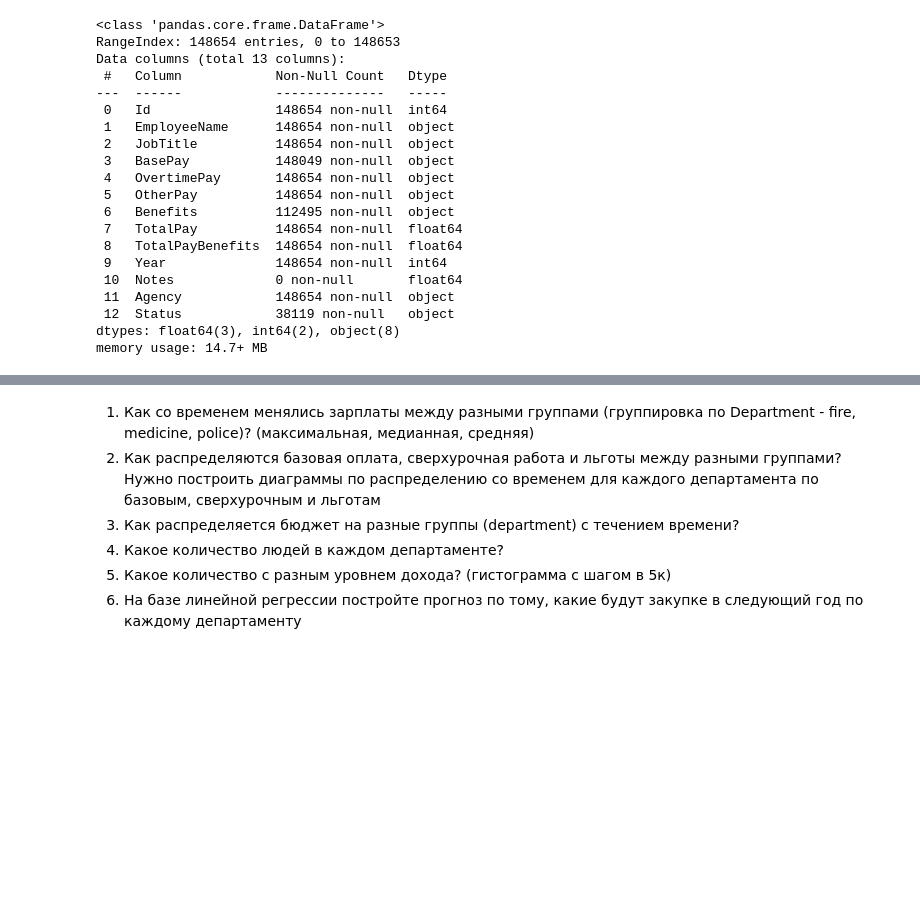
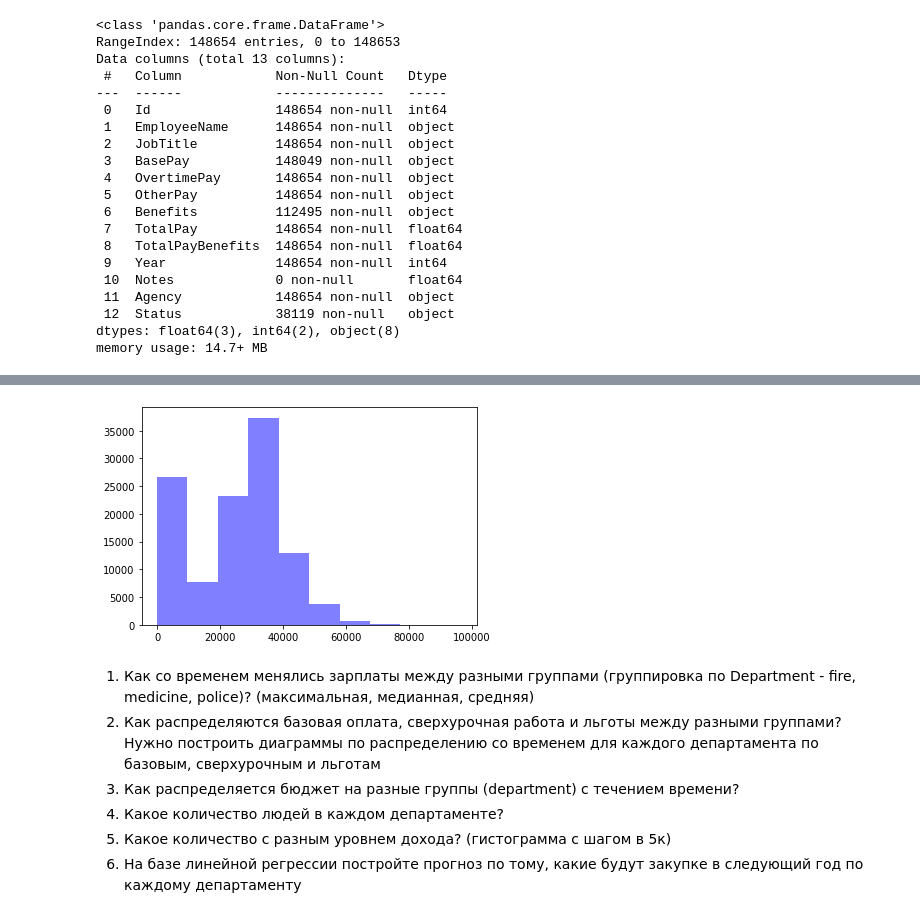
Before and after one commit to savitskaya-om/python, a Jupyter notebook: project/PROJECT.ipynb, the cells around one changed output, grey strips where cells are left out. Drawn from its saved outputs; the diff is of its cells as text; code cells hidden in the pictures; blank space fills up the shorter version.

```diff
--- a/project/PROJECT.ipynb
+++ b/project/PROJECT.ipynb
@@ -57,0 +78,10 @@ sal.describe(include='all')
+# %%
+# convert numeric columns to float, text column to string instead of object.
+sal[['BasePay', 'OvertimePay', 'OtherPay', 'Benefits']] = sal[['BasePay', 'OvertimePay', 'OtherPay', 'Benefits']].apply(pd.to_numeric, errors='coerce')
+sal[['EmployeeName', 'JobTitle']] = sal[['EmployeeName', 'JobTitle']].astype('string', errors='ignore')
+
+# convert year column to datetime type
+sal['Year'] = pd.to_datetime(sal.Year, format='%Y')
+
+# drop ['Notes', 'Status'] columns as there are many missing values and column 'Agency' as it is not informative (contains just one unique value)
+sal.drop(columns = ['Notes','Status', 'Agency'], inplace=True)
@@ -58,3 +116,11 @@ sal.describe(include='all')
+# %%
+# fill missing values in columns ['BasePay', 'OvertimePay', 'OtherPay'] with their respective column means
+sal[['BasePay', 'OvertimePay', 'OtherPay']] = sal[['BasePay', 'OvertimePay', 'OtherPay']].fillna(sal[['BasePay', 'OvertimePay']].mean())
+# %%
+plt.hist(sal.Benefits,  facecolor='blue', alpha=0.5)
+plt.show()
+# %% [output]
+[figure, added]
 # %% [markdown]
 1.	Как со временем менялись зарплаты между разными группами (группировка по Department - fire, medicine, police)? (максимальная, медианная, средняя)
 2.	Как распределяются базовая оплата, сверхурочная работа и льготы между разными группами? Нужно построить диаграммы по распределению со временем для каждого департамента по базовым, сверхурочным и льготам
```
Also changed, not shown: parts of 14 cells of this notebook.
